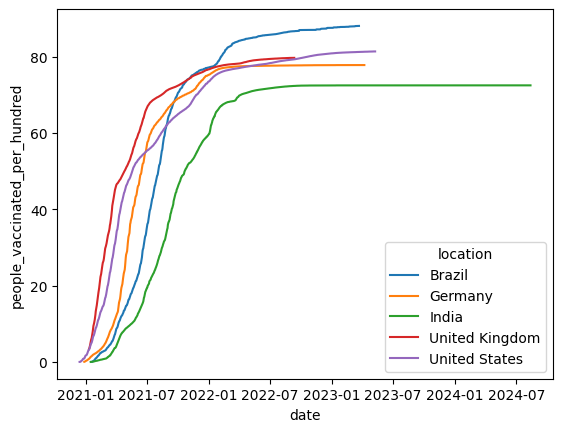
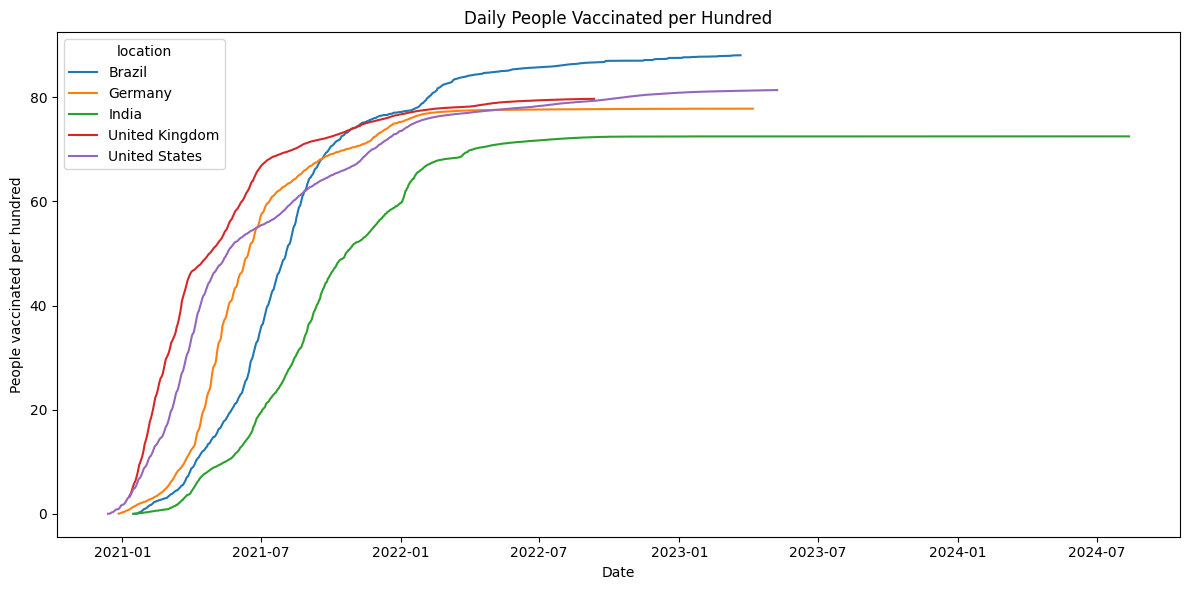
The notebook cell's code change between the first figure and the second:
--- before
+++ after
@@ -1 +1,9 @@
+
+plt.figure(figsize=(12, 6))
 sns.lineplot(data=df_countries, x='date', y='people_vaccinated_per_hundred', hue='location')
+plt.title('Daily People Vaccinated per Hundred')
+plt.xlabel('Date')
+plt.ylabel('People vaccinated per hundred')
+plt.tight_layout()
+plt.savefig('../figures/people_vaccinated_per_hundred.png', dpi=150, bbox_inches='tight')
+plt.show()

Commit: Add figures, complete README, finalise project